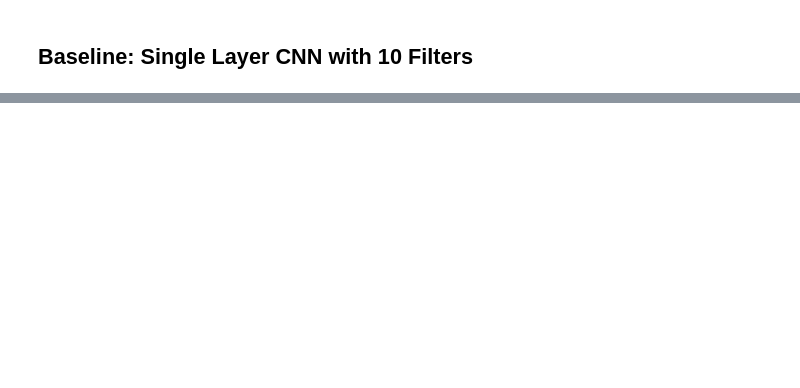
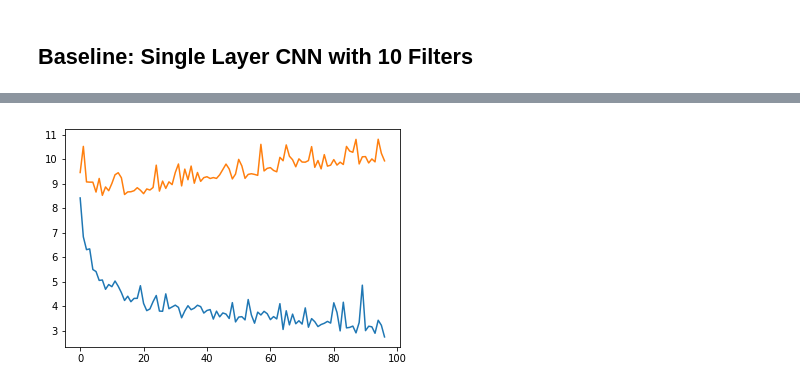
Before and after one commit to catnado/Facial_Key_Points_Detection, a Jupyter notebook: Baseline.ipynb, the cells around one changed output, grey strips where cells are left out. Drawn from its saved outputs; the diff is of its cells as text; code cells hidden in the pictures; blank space fills up the shorter version.

```diff
--- a/Baseline.ipynb
+++ b/Baseline.ipynb
@@ -116,5 +131,7 @@ Wall time: 5.51 s
 # %%
 # plot metrics
-plt.plot(history_cnn.history['rmse'])
-plt.plot(history_cnn.history['val_rmse'])
+plt.plot(history_cnn.history['rmse'][3:])
+plt.plot(history_cnn.history['val_rmse'][3:])
 plt.show()
+# %% [output]
+[figure, added]
```
Also changed, not shown: parts of 9 cells of this notebook.
